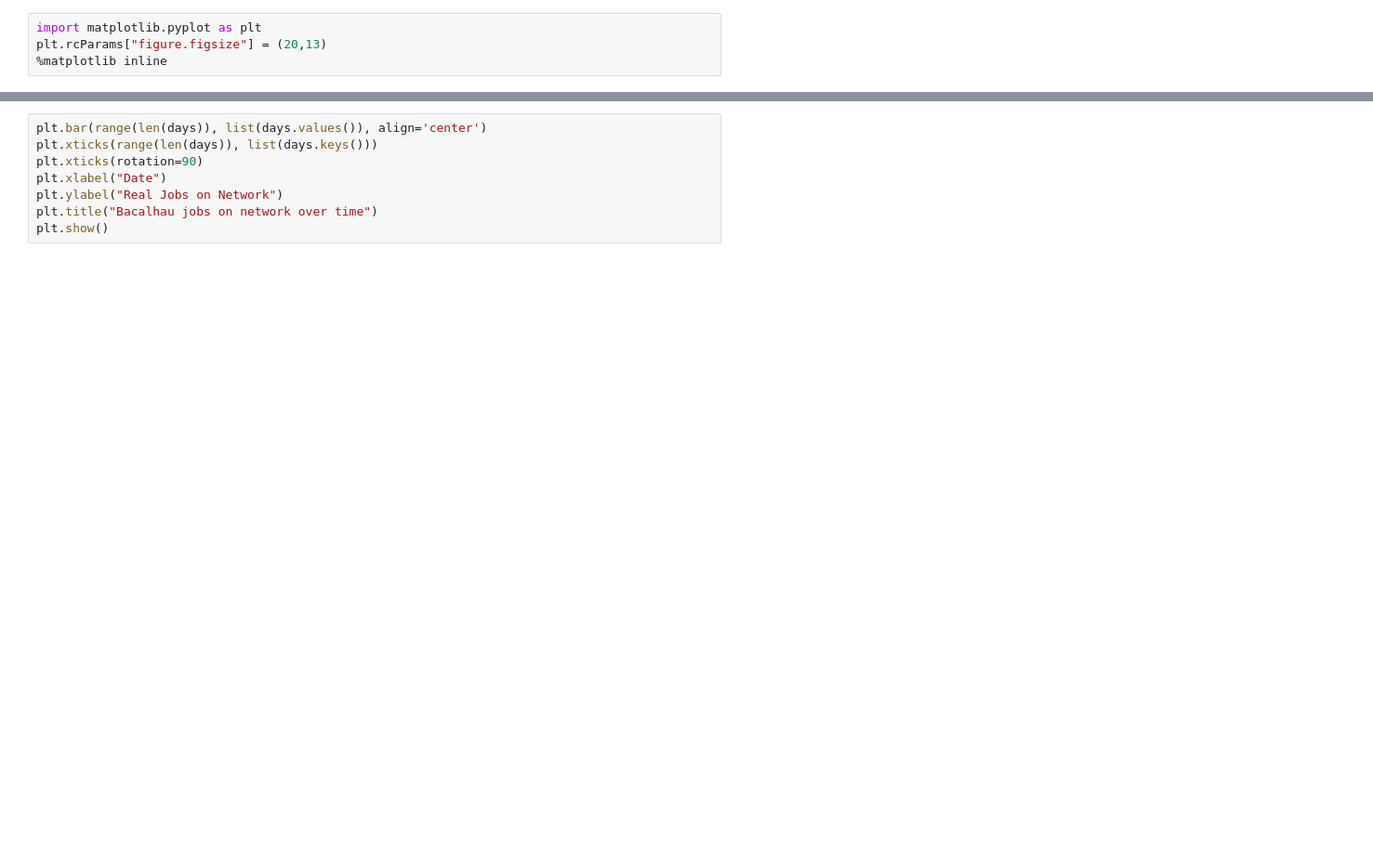
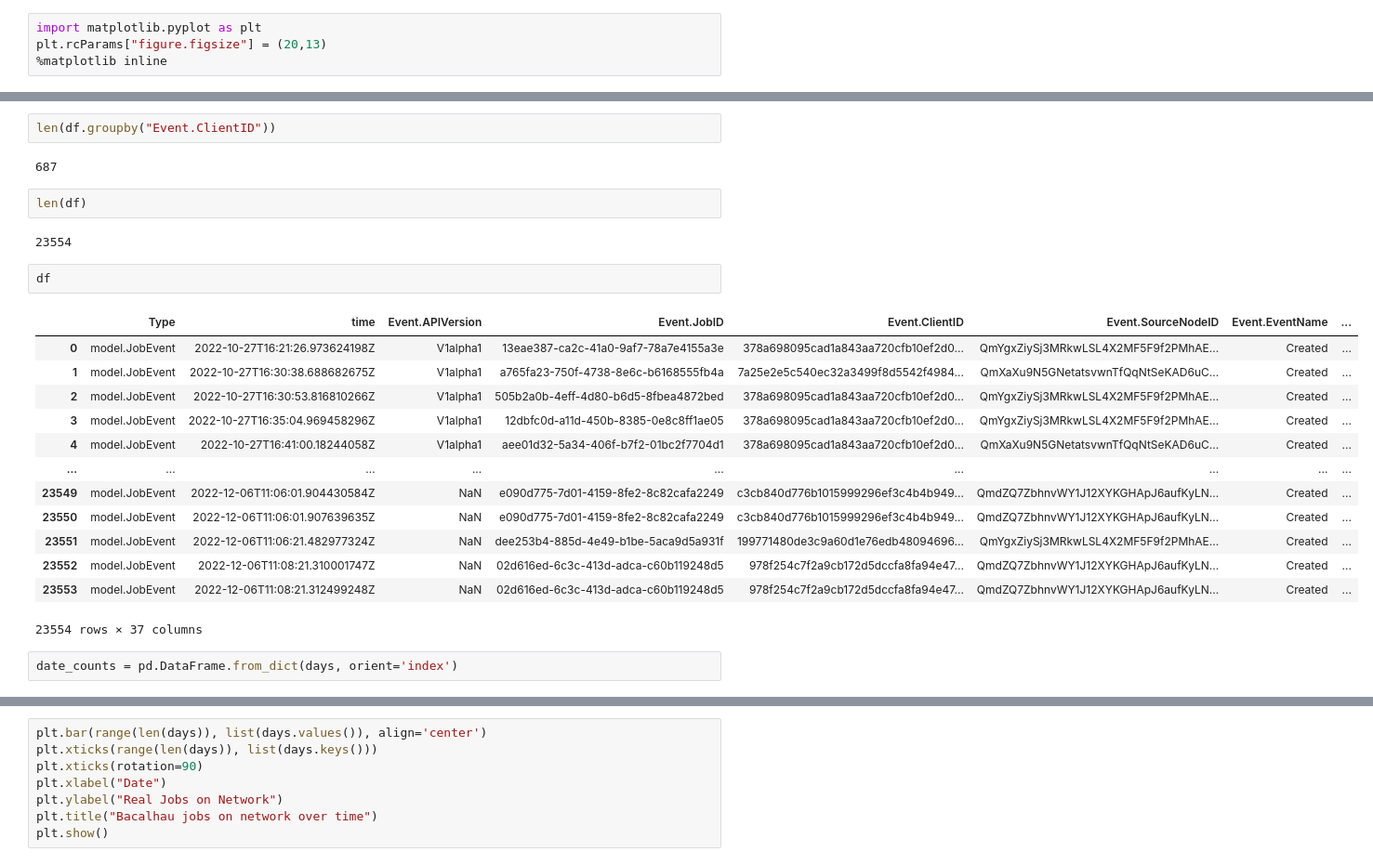
Before and after one commit to lukemarsden/bacalhau-analysis-thinger, a Jupyter notebook: analysis.ipynb, the cells around one changed output, grey strips where cells are left out. Shown at 93% size. Cells and saved outputs as stored; diff of their text form; blank space fills up the shorter version.

```diff
--- a/analysis.ipynb
+++ b/analysis.ipynb
@@ -70,0 +134,26 @@ plt.rcParams["figure.figsize"] = (20,13)
+# %%
+len(df.groupby("Event.ClientID"))
+# %% [output]
+687
+# %%
+len(df)
+# %% [output]
+23554
+# %%
+df
+# %% [output]
+|  | Type | time | Event.APIVersion | Event.JobID | Event.ClientID | Event.SourceNodeID | Event.EventName | ... |
+| 0 | model.JobEvent | 2022-10-27T16:21:26.973624198Z | V1alpha1 | 13eae387-ca2c-41a0-9af7-78a7e4155a3e | 378a698095cad1a843aa720cfb10ef2d0... | QmYgxZiySj3MRkwLSL4X2MF5F9f2PMhAE... | Created | ... |
+| 1 | model.JobEvent | 2022-10-27T16:30:38.688682675Z | V1alpha1 | a765fa23-750f-4738-8e6c-b6168555fb4a | 7a25e2e5c540ec32a3499f8d5542f4984... | QmXaXu9N5GNetatsvwnTfQqNtSeKAD6uC... | Created | ... |
+| 2 | model.JobEvent | 2022-10-27T16:30:53.816810266Z | V1alpha1 | 505b2a0b-4eff-4d80-b6d5-8fbea4872bed | 378a698095cad1a843aa720cfb10ef2d0... | QmYgxZiySj3MRkwLSL4X2MF5F9f2PMhAE... | Created | ... |
+| 3 | model.JobEvent | 2022-10-27T16:35:04.969458296Z | V1alpha1 | 12dbfc0d-a11d-450b-8385-0e8c8ff1ae05 | 378a698095cad1a843aa720cfb10ef2d0... | QmYgxZiySj3MRkwLSL4X2MF5F9f2PMhAE... | Created | ... |
+| 4 | model.JobEvent | 2022-10-27T16:41:00.18244058Z | V1alpha1 | aee01d32-5a34-406f-b7f2-01bc2f7704d1 | 378a698095cad1a843aa720cfb10ef2d0... | QmXaXu9N5GNetatsvwnTfQqNtSeKAD6uC... | Created | ... |
+| ... | ... | ... | ... | ... | ... | ... | ... | ... |
+| 23549 | model.JobEvent | 2022-12-06T11:06:01.904430584Z | NaN | e090d775-7d01-4159-8fe2-8c82cafa2249 | c3cb840d776b1015999296ef3c4b4b949... | QmdZQ7ZbhnvWY1J12XYKGHApJ6aufKyLN... | Created | ... |
+| 23550 | model.JobEvent | 2022-12-06T11:06:01.907639635Z | NaN | e090d775-7d01-4159-8fe2-8c82cafa2249 | c3cb840d776b1015999296ef3c4b4b949... | QmdZQ7ZbhnvWY1J12XYKGHApJ6aufKyLN... | Created | ... |
+| 23551 | model.JobEvent | 2022-12-06T11:06:21.482977324Z | NaN | dee253b4-885d-4e49-b1be-5aca9d5a931f | 199771480de3c9a60d1e76edb48094696... | QmYgxZiySj3MRkwLSL4X2MF5F9f2PMhAE... | Created | ... |
+| 23552 | model.JobEvent | 2022-12-06T11:08:21.310001747Z | NaN | 02d616ed-6c3c-413d-adca-c60b119248d5 | 978f254c7f2a9cb172d5dccfa8fa94e47... | QmdZQ7ZbhnvWY1J12XYKGHApJ6aufKyLN... | Created | ... |
+| 23553 | model.JobEvent | 2022-12-06T11:08:21.312499248Z | NaN | 02d616ed-6c3c-413d-adca-c60b119248d5 | 978f254c7f2a9cb172d5dccfa8fa94e47... | QmdZQ7ZbhnvWY1J12XYKGHApJ6aufKyLN... | Created | ... |
+23554 rows × 37 columns
+# %%
+date_counts = pd.DataFrame.from_dict(days, orient='index')
```
Also changed, not shown: parts of 15 cells of this notebook.
